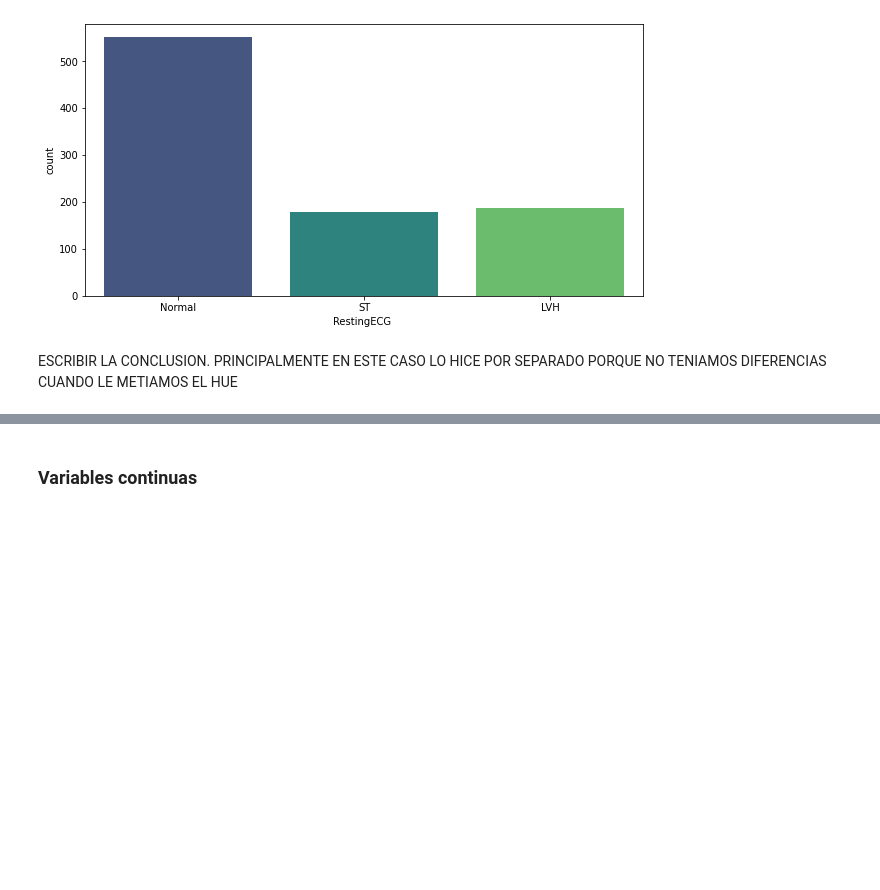
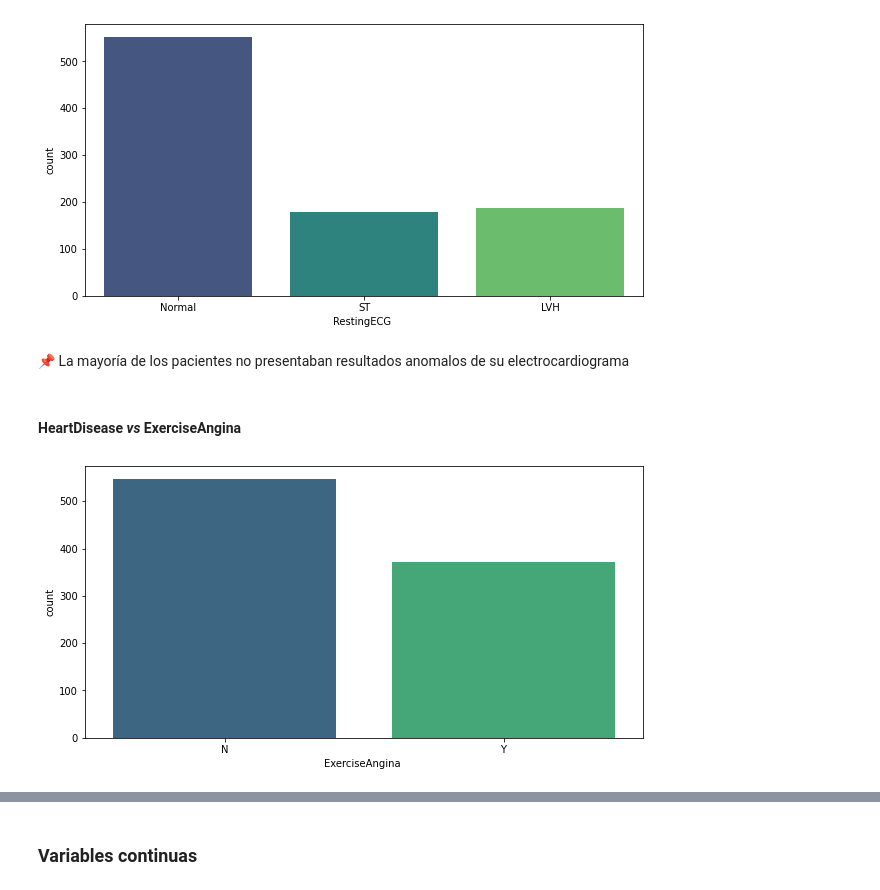
Before and after one commit to AnaAGG/Heart-Disease-Prediction, a Jupyter notebook: notebooks/Heart_Disease_Prediction_AnaG.ipynb, the cells around one changed output, grey strips where cells are left out. Saved outputs shown, nothing was run; the diff lists cells and outputs as text; code cells hidden in the pictures; blank space fills up the shorter version.

```diff
--- a/notebooks/Heart_Disease_Prediction_AnaG.ipynb
+++ b/notebooks/Heart_Disease_Prediction_AnaG.ipynb
@@ -488,4 +412,16 @@ plt.show();
 # %% [output]
 [figure]
 # %% [markdown]
-ESCRIBIR LA CONCLUSION. PRINCIPALMENTE EN ESTE CASO LO HICE POR SEPARADO PORQUE NO TENIAMOS DIFERENCIAS CUANDO LE METIAMOS EL HUE
+📌 La mayoría de los pacientes no presentaban resultados anomalos de su electrocardiograma
+# %% [markdown]
+#### HeartDisease  *vs* ExerciseAngina
+# %%
+plt.figure(figsize=(10,5))
+fig6 = sns.countplot(data = df, x = "ExerciseAngina", palette = "viridis")
+
+
+fig6.set(xlabel = "ExerciseAngina ", ylabel = "count")
+
+plt.show();
+# %% [output]
+[figure, added]
```
Also changed, not shown: parts of 212 cells of this notebook.
